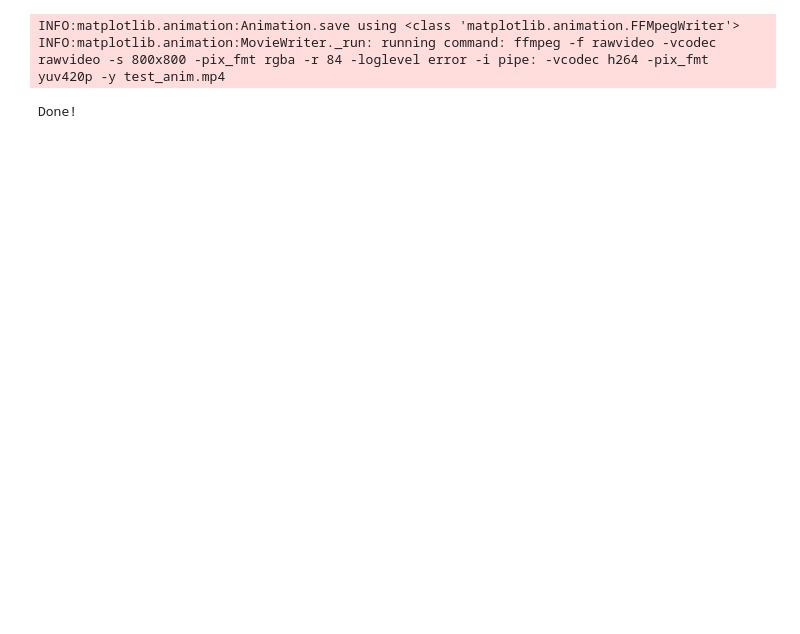
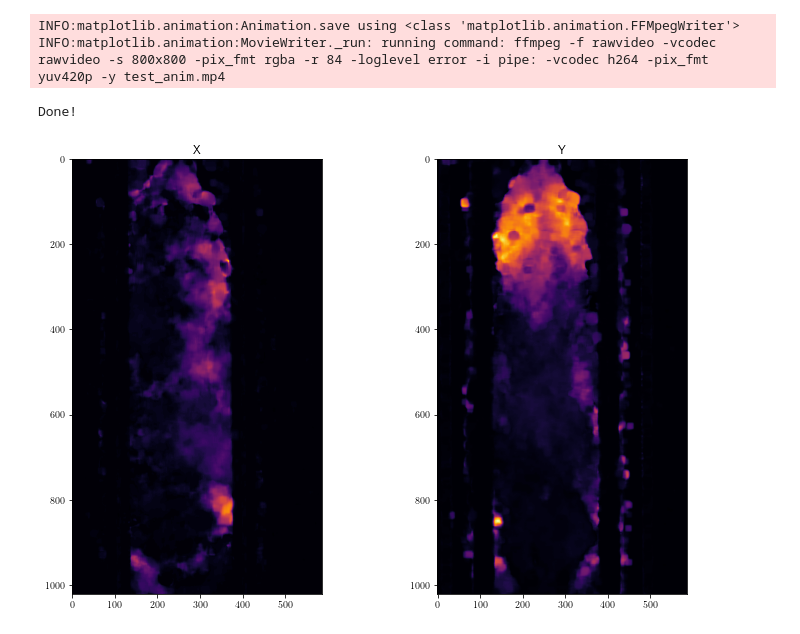
Before and after one commit to ComputationalPhysiology/mps_motion, a Jupyter notebook: demo/demo.ipynb, the cells around one changed output. Cells and saved outputs as stored; diff of their text form; code cells hidden in the pictures; blank space fills up the shorter version.

```diff
--- a/demo/demo.ipynb
+++ b/demo/demo.ipynb
@@ -19,8 +19,8 @@ INFO:mps_motion_tracking.farneback:Get displacements using Farneback's algorithm
 # %%
 import matplotlib.pyplot as plt
 import numpy as np
-d = disp * data.info["um_per_pixel"]
-np.save("disp.npy", d)
+#d = disp * data.info["um_per_pixel"]
+#np.save("disp.npy", d)
 d = np.load("disp.npy")
 # %%
 m = Mechancis(d)
@@ -136,3 +136,13 @@ print('Done!')
 INFO:matplotlib.animation:Animation.save using <class 'matplotlib.animation.FFMpegWriter'>
 INFO:matplotlib.animation:MovieWriter._run: running command: ffmpeg -f rawvideo -vcodec rawvideo -s 800x800 -pix_fmt rgba -r 84 -loglevel error -i pipe: -vcodec h264 -pix_fmt yuv420p -y test_anim.mp4
 Done!
+# %%
+fig, ax = plt.subplots(1, 2, figsize=(12, 8))
+uv = m.u_max().compute().squeeze()
+ax[0].imshow(uv[...,0], cmap=plt.get_cmap('inferno'))
+ax[1].imshow(uv[...,1], cmap=plt.get_cmap('inferno'))
+ax[0].set_title("X")
+ax[1].set_title("Y")
+plt.show()
+# %% [output]
+[figure, added]
```
Also changed, not shown: parts of 4 cells of this notebook.
